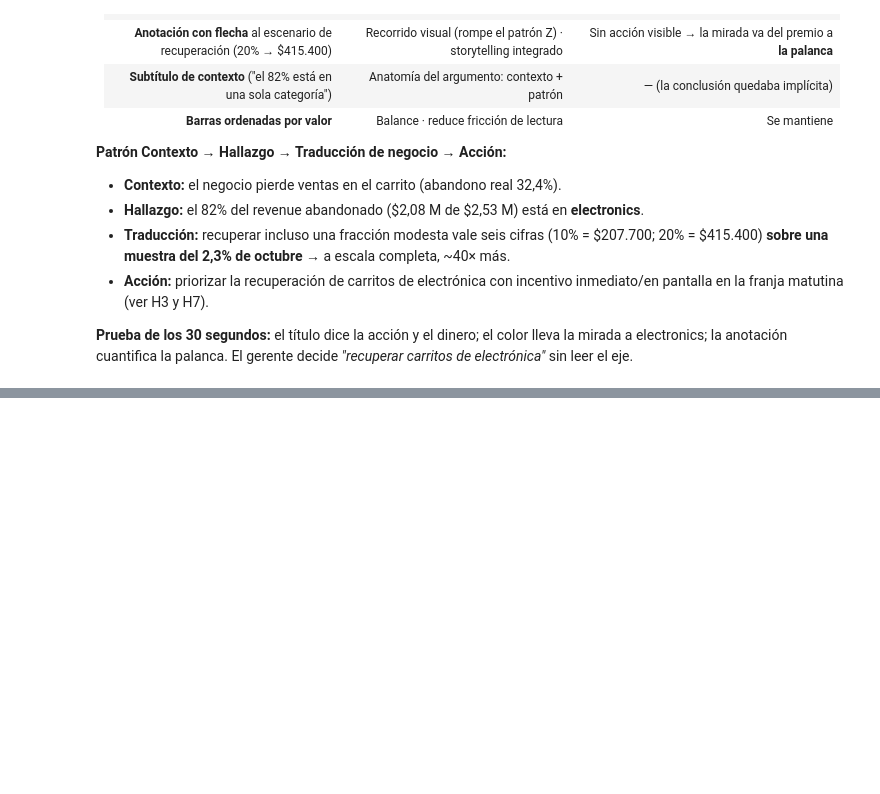
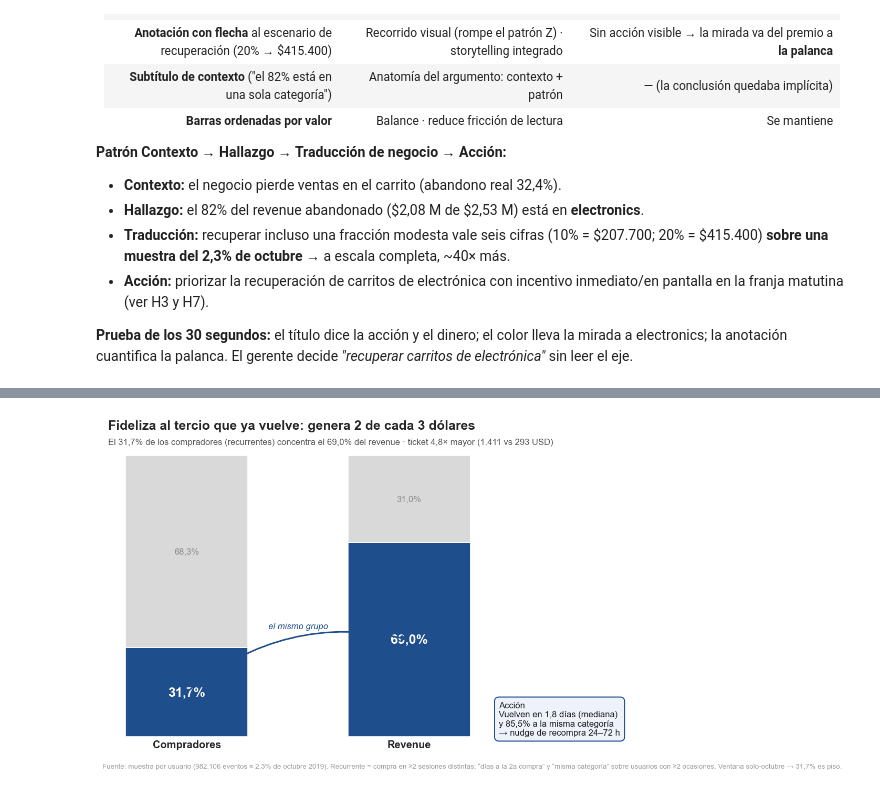
Before and after one commit to HeiderZapata/taller_visualiza_datos, a Jupyter notebook: notebooks/taller_2.ipynb, the cells around one changed output, grey strips where cells are left out. Cells and saved outputs as stored; diff of their text form; code cells hidden in the pictures; blank space fills up the shorter version.

```diff
--- a/notebooks/taller_2.ipynb
+++ b/notebooks/taller_2.ipynb
@@ -1450,0 +1477,66 @@ La versión exploratoria (arriba) es correcta para el analista, pero obliga a *l
+# %%
+# ── FASE II · DESPUÉS (Palanca B): aclaratoria — concentración de valor + acción de retención ──
+# Reusa one_time/repeat/n_buyers/rev_* de 4.6 y days/same de 4.8b.
+def _pct(x):
+    return f"{x:.1f}%".replace('.', ',')
+
+pct_b = repeat / n_buyers * 100             # % de compradores recurrentes (~31,7)
+pct_r = rev_repeat / rev_total * 100        # % del revenue que generan (~69)
+ticket_rep = rev_repeat / repeat
+ticket_one = rev_one_time / one_time
+ratio = ticket_rep / ticket_one
+med_days = float(days.median())             # de 4.8b
+
+ACCENT, GREY = '#1f4e8c', '#d9d9d9'
+fig, ax = plt.subplots(figsize=(8.5, 5.6))
+x = [0, 1]
+ax.bar(x, [pct_b, pct_r], width=0.55, color=ACCENT)                                 # recurrentes (base 0)
+ax.bar(x, [100 - pct_b, 100 - pct_r], bottom=[pct_b, pct_r], width=0.55, color=GREY) # one-time (arriba)
+
+# Etiquetas % directas: recurrentes en blanco/bold, one-time atenuado
+for xi, v in zip(x, [pct_b, pct_r]):
+    ax.text(xi, v / 2, _pct(v), ha='center', va='center', color='white', fontweight='bold', fontsize=15)
+for xi, v, b in zip(x, [100 - pct_b, 100 - pct_r], [pct_b, pct_r]):
+    ax.text(xi, b + v / 2, _pct(v), ha='center', va='center', color='#8a8a8a', fontsize=10)
+
+ax.set_xticks(x)
+ax.set_xticklabels(['Compradores', 'Revenue'], fontsize=12, fontweight='bold')
+ax.set_ylim(0, 100)
+ax.yaxis.set_visible(False)
+for s in ax.spines.values():
+    s.set_visible(False)
+ax.tick_params(length=0)
+
+# Flecha que conecta el mismo grupo recurrente: 31,7% -> 69%
+ax.annotate('', xy=(1, pct_r / 2), xytext=(0, pct_b / 2),
+            arrowprops=dict(arrowstyle='->', color=ACCENT, lw=1.8, connectionstyle='arc3,rad=-0.25'))
+ax.text(0.5, max(pct_b, pct_r) / 2 + 4, 'el mismo grupo', ha='center', color=ACCENT,
+        fontstyle='italic', fontsize=10)
+
+# Título-acción + subtítulo de contexto
+ax.set_title('Fideliza al tercio que ya vuelve: genera 2 de cada 3 dólares',
+             fontsize=15, fontweight='bold', loc='left', pad=30)
+ratio_s = f"{ratio:.1f}".replace('.', ',')
+tr = f"{ticket_rep:,.0f}".replace(',', '.')
+to = f"{ticket_one:,.0f}".replace(',', '.')
+ax.annotate(f"El {_pct(pct_b)} de los compradores (recurrentes) concentra el {_pct(pct_r)} del revenue · "
+            f"ticket {ratio_s}× mayor ({tr} vs {to} USD)",
+            xy=(0, 1.04), xycoords='axes fraction', fontsize=10, color='#555')
+
+# Caja de acción (timing del nudge)
+md_s = f"{med_days:.1f}".replace('.', ',')
+sm_s = f"{same:.1f}".replace('.', ',')
+ax.text(1.03, 0.0,
+        f"Acción\nVuelven en {md_s} días (mediana)\ny {sm_s}% a la misma categoría\n→ nudge de recompra 24–72 h",
+        transform=ax.transAxes, va='bottom', ha='left', fontsize=10, color='#1a1a1a',
+        bbox=dict(boxstyle='round,pad=0.5', fc='#eef3fb', ec=ACCENT, lw=1.2))
+
+fig.text(0.01, -0.02,
+    "Fuente: muestra por usuario (982.106 eventos ≈ 2,3% de octubre 2019). Recurrente = compra en ≥2 sesiones "
+    "distintas; “días a la 2a compra” y “misma categoría” sobre usuarios con ≥2 ocasiones. Ventana solo-octubre → 31,7% es piso.",
+    fontsize=8, color='#9a9a9a')
+plt.tight_layout()
+plt.savefig(config.FIGURES / 'aclaratorio_02_retencion_recurrentes.png', bbox_inches='tight', dpi=120)
+plt.show()
+# %% [output]
+[figure, added]
```
Also changed, not shown: parts of 4 cells of this notebook, 1 other file.
